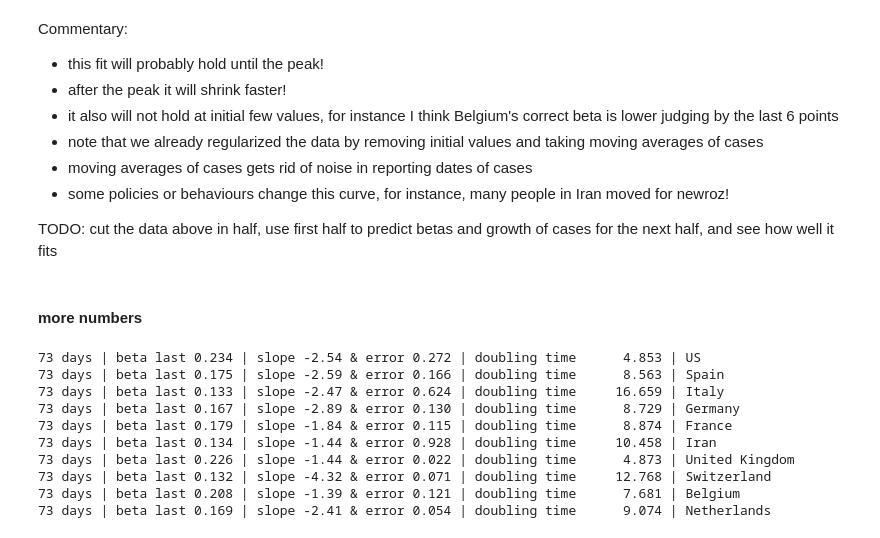
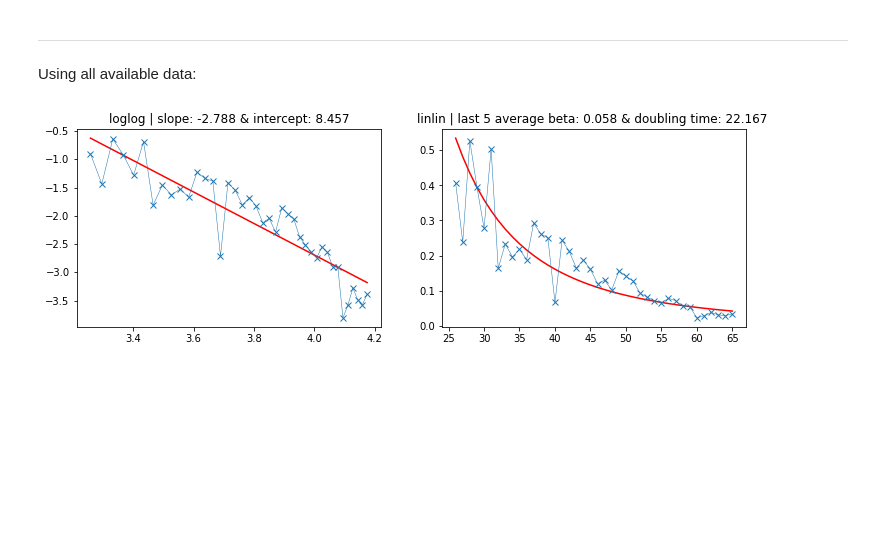
Before and after one commit to facebookresearch/covid19_spread, a Jupyter notebook: sir_variations/beta_stats.ipynb, the cells around one changed output. Drawn from its saved outputs; the diff is of its cells as text; code cells hidden in the pictures; blank space fills up the shorter version.

```diff
--- a/sir_variations/beta_stats.ipynb
+++ b/sir_variations/beta_stats.ipynb
@@ -221,33 +134,0 @@ plt.show()
-# %% [markdown]
-Commentary:
-
-- this fit will probably hold until the peak!
-- after the peak it will shrink faster!
-- it also will not hold at initial few values, for instance I think Belgium's correct beta is lower judging by the last 6 points
-- note that we already regularized the data by removing initial values and taking moving averages of cases
-- moving averages of cases gets rid of noise in reporting dates of cases
-- some policies or behaviours change this curve, for instance, many people in Iran moved for newroz!
-
-TODO: cut the data above in half, use first half to predict betas and growth of cases for the next half, and see how well it fits
-# %% [markdown]
-#### more numbers
-# %%
-for i, c in enumerate(countries):
-    d = doubling_times[i]
-    t = times[i]
-    slope = fit_results[i][0][0]
-    intercept = fit_results[i][0][1]
-    residual = fit_results[i][1][0]
-    beta_pred = np.exp(slope * np.log(t) + intercept) + 1/14
-    print('{} days | beta last {:0.3f} | slope {:0.2f} & error {:0.3f} | doubling time {:10.3f} | {}'.format(int(t), beta_pred, slope, residual, d, c))
-# %% [output]
-73 days | beta last 0.234 | slope -2.54 & error 0.272 | doubling time      4.853 | US
-73 days | beta last 0.175 | slope -2.59 & error 0.166 | doubling time      8.563 | Spain
-73 days | beta last 0.133 | slope -2.47 & error 0.624 | doubling time     16.659 | Italy
-73 days | beta last 0.167 | slope -2.89 & error 0.130 | doubling time      8.729 | Germany
-73 days | beta last 0.179 | slope -1.84 & error 0.115 | doubling time      8.874 | France
-73 days | beta last 0.134 | slope -1.44 & error 0.928 | doubling time     10.458 | Iran
-73 days | beta last 0.226 | slope -1.44 & error 0.022 | doubling time      4.873 | United Kingdom
-73 days | beta last 0.132 | slope -4.32 & error 0.071 | doubling time     12.768 | Switzerland
-73 days | beta last 0.208 | slope -1.39 & error 0.121 | doubling time      7.681 | Belgium
-73 days | beta last 0.169 | slope -2.41 & error 0.054 | doubling time      9.074 | Netherlands
@@ -255,0 +135,7 @@ for i, c in enumerate(countries):
+# %% [markdown]
+---
+Using all available data:
+# %%
+plot_fit(I)
+# %% [output]
+[figure, added]
```
Also changed, not shown: parts of 28 cells of this notebook.
